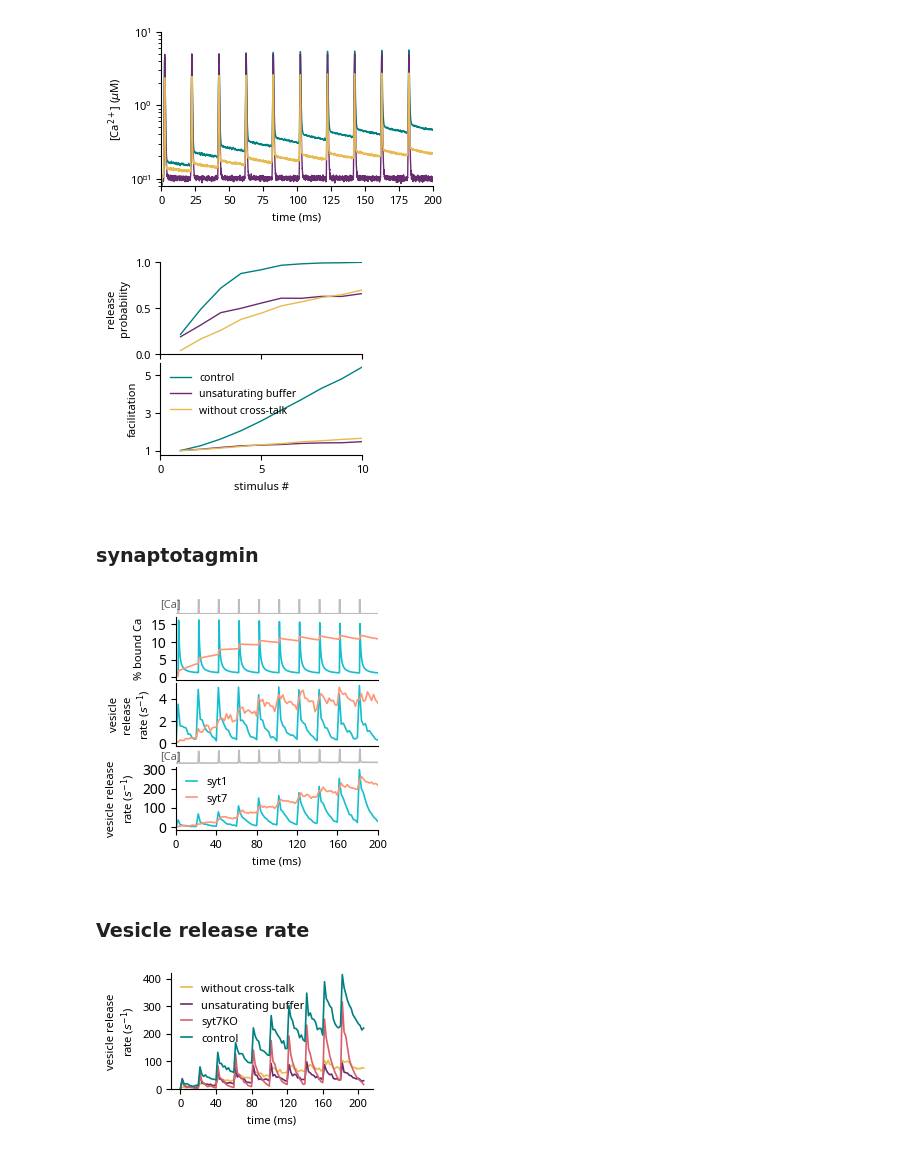
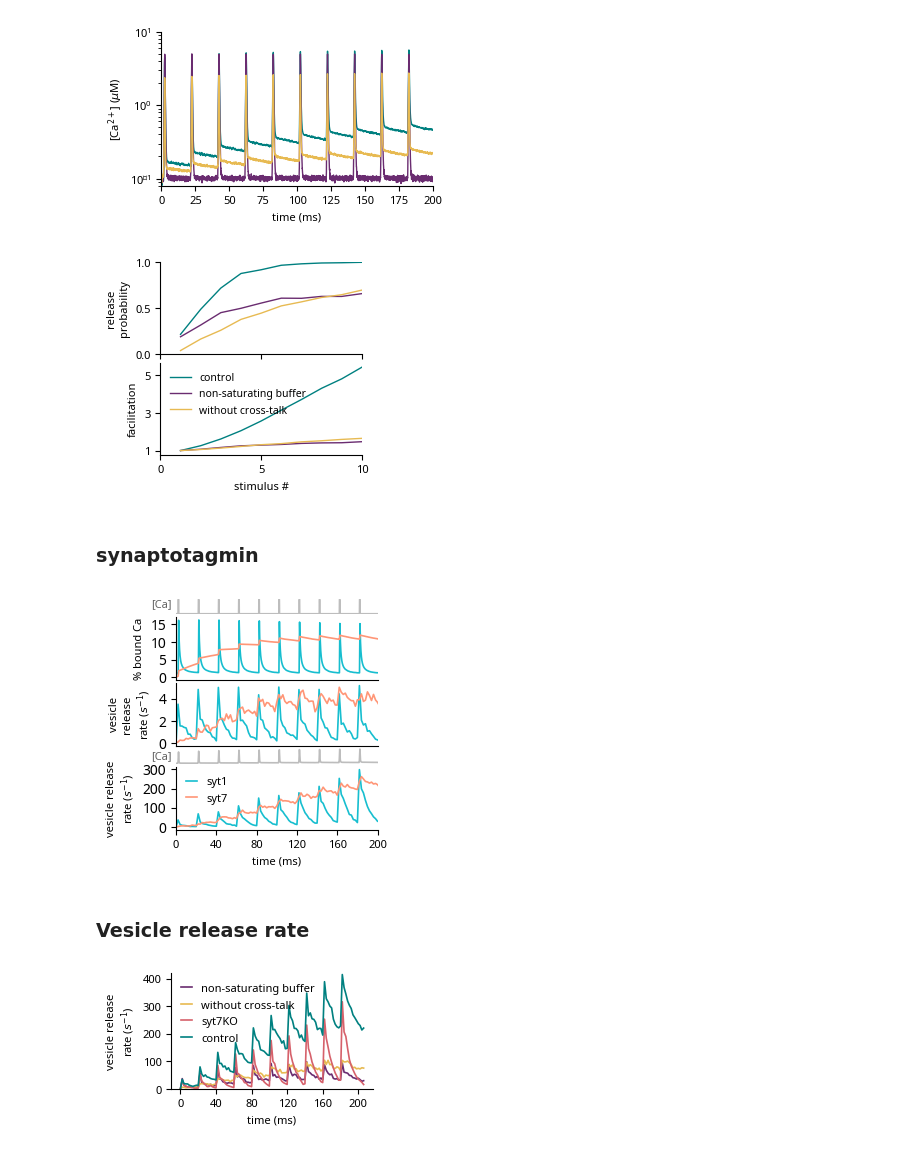
Before and after one commit to nishs1729/MFB, a Jupyter notebook: scripts_plotting/plots_mechanism.ipynb, the cells around one changed output. Drawn from its saved outputs; the diff is of its cells as text; code cells hidden in the pictures.

Commit message:
Minor changes in plots

```diff
--- a/scripts_plotting/plots_mechanism.ipynb
+++ b/scripts_plotting/plots_mechanism.ipynb
@@ -84,7 +84,7 @@ bins = np.arange(0,0.81,0.01)
 stpoints = [2600, 82600, 182600]
 tpoints = range(0, 301, 100)
 APs = [1,5,10]
-simtypes = {'control': 'control', 'unsaturating buffer': 'const_buffer'}#, 'no_buffer']
+simtypes = {'control': 'control', 'non-saturating buffer': 'const_buffer'}#, 'no_buffer']
 
 fig, axs = plt.subplots(1, len(simtypes), figsize=(6.5,2.5), sharex=True, sharey=True)
 fig.subplots_adjust(wspace=0.1)
@@ -361,7 +361,7 @@ axs[0].plot(x, pr_cont, linewidth=1, color=cpall[12], label='control')
 axs[0].plot(x, pr_unsat, linewidth=1, color=cpall[14], label='unsaturating buffer')
 axs[0].plot(x, pr_cross, linewidth=1, color=cpall[13], label='without cross-talk')
 axs[1].plot(x, facil_cont, linewidth=1, color=cpall[12], label='control')
-axs[1].plot(x, facil_unsat, linewidth=1, color=cpall[14], label='unsaturating buffer')
+axs[1].plot(x, facil_unsat, linewidth=1, color=cpall[14], label='non-saturating buffer')
 axs[1].plot(x, facil_cross, linewidth=1, color=cpall[13], label='without cross-talk')
 
 axs[0].set_ylim(0,1)
@@ -385,7 +385,7 @@ plt.show()
 fig.savefig(os.path.join(figPath, 'facilitation.svg'), dpi=300,
             bbox_inches='tight', transparent=True)
 # %% [output]
-[figure, old version]
+[figure, new version]
 # %% [markdown]
 ### synaptotagmin
 # %%
@@ -407,7 +407,7 @@ inf = os.path.join(resultPath, 'control_eachCa', dart, 'CaConc.dat')
 CaData = np.genfromtxt(inf, unpack=True)
 ax[0].plot(CaData[0]*tscale, CaData[1], lw=lw, color=cpall[-3])
 ax[0].set_xlim(0, 200)
-ax[0].text(-16, 4, '[Ca]', fontsize=textfs, color=cpall[-4])
+ax[0].text(-25, 4, '[Ca]', fontsize=textfs, color=cpall[-4])
 ax[0].spines["left"].set_visible(False)
 ax[0].axes.yaxis.set_visible(False)
 ax[0].spines["bottom"].set_visible(False)
@@ -467,7 +467,7 @@ cadata = data_cont.iloc[:, 1:nAZ+1].mean(axis=1)
 
 ax[3].plot(data_cont.iloc[:,0]*tscale, cadata, lw=lw, color=cpall[-3])
 ax[3].set_xlim(0, 200)
-ax[3].text(-16, 2, '[Ca]', fontsize=textfs, color=cpall[-4])
+ax[3].text(-25, 2, '[Ca]', fontsize=textfs, color=cpall[-4])
 ax[3].spines["left"].set_visible(False)
 ax[3].axes.yaxis.set_visible(False)
 ax[3].spines["bottom"].set_visible(False)
@@ -535,7 +535,7 @@ plt.savefig(os.path.join(figPath, f'vesRelArt_{resCa}.svg'),
             dpi=300, bbox_inches='tight', transparent=True)
 plt.show()
 # %% [output]
-[figure, old version]
+[figure, new version]
 # %% [markdown]
 ### Vesicle release rate
 # %%
@@ -580,48 +580,48 @@ def get_vrel_rate(inf):
     vratet = np.array([a-bindt for a in bins[1:]])
     return vratet, vrate
 
+### non-saturating buffer
+inf = os.path.join(resultPath, 'control_unsatBuffer',
+                   'archive/nVDCC_9_dVAZ_200_nAZ_29_RRP_15_ISI_20_nAP_10', 'vesData.dat')
+vratet, uvrate = get_vrel_rate(inf)
+ax.plot(vratet*tscale, uvrate, lw=lw, color=cpall[14], label='non-saturating buffer')
+
 ### without cross-talk
 inf = os.path.join(resultPath, 'control_eachCa',
                    'archive/nVDCC_7_dVAZ_160_nAZ_19_RRP_40_ISI_20_nAP_10', 'svesData.dat')
                 #    'archive/nVDCC_9_dVAZ_200_nAZ_29_RRP_15_ISI_20_nAP_10', 'svesData.dat')
 vratet, svrate = get_vrel_rate(inf)
 ax.plot(vratet*tscale, svrate, lw=lw, color=cpall[13], label='without cross-talk')
-
-### unsaturating buffer
-inf = os.path.join(resultPath, 'control_unsatBuffer',
-                   'archive/nVDCC_9_dVAZ_200_nAZ_29_RRP_15_ISI_20_nAP_10', 'vesData.dat')
-vratet, uvrate = get_vrel_rate(inf)
-ax.plot(vratet*tscale, uvrate, lw=lw, color=cpall[14], label='unsaturating buffer')
 
 ### syt7KO
 inf = os.path.join(resultPath, 'syt7KO',
                    'archive/nVDCC_9_dVAZ_200_nAZ_29_RRP_15_ISI_20_nAP_10', 'vesData.dat')
 vratet, kvrate = get_vrel_rate(inf)
 ax.plot(vratet*tscale, kvrate, lw=lw, color=cpall[11], label='syt7KO')
 
 ### Control
 inf = os.path.join(resultPath, 'control_eachCa',
                    'archive/nVDCC_7_dVAZ_160_nAZ_19_RRP_40_ISI_20_nAP_10', 'avesData.dat')
                 #    'archive/nVDCC_9_dVAZ_200_nAZ_29_RRP_15_ISI_20_nAP_10', 'avesData.dat')
 vratet, tvrate = get_vrel_rate(inf)
 ax.plot(vratet*tscale, tvrate, lw=lw, color=cpall[12], label='control')
 
 ax.legend(frameon=False, loc='upper left', handlelength=1, fontsize=legfs)
 
 ax.set_ylim(0, 420)
 ax.set_xticks(range(0, 201, 40))
 # ax.set_yticks(range(0,600,100))
 
 ax.set_xlabel('time (ms)', fontsize=labelfs)
 ax.set_ylabel('vesicle release\nrate ($s^{-1}$)', fontsize=labelfs)
 
 
 ax.spines["right"].set_visible(False)
 ax.spines["top"].set_visible(False)
 ax.tick_params(axis=u'both', which=u'both', labelsize=tickfs)
 
 plt.savefig(os.path.join(figPath, f'vesRel.svg'),
             dpi=300, bbox_inches='tight', transparent=True)
 plt.show()
 # %% [output]
-[figure, old version]
+[figure, new version]
```
Also changed, not shown: parts of 1 cell of this notebook, 1 other file.
